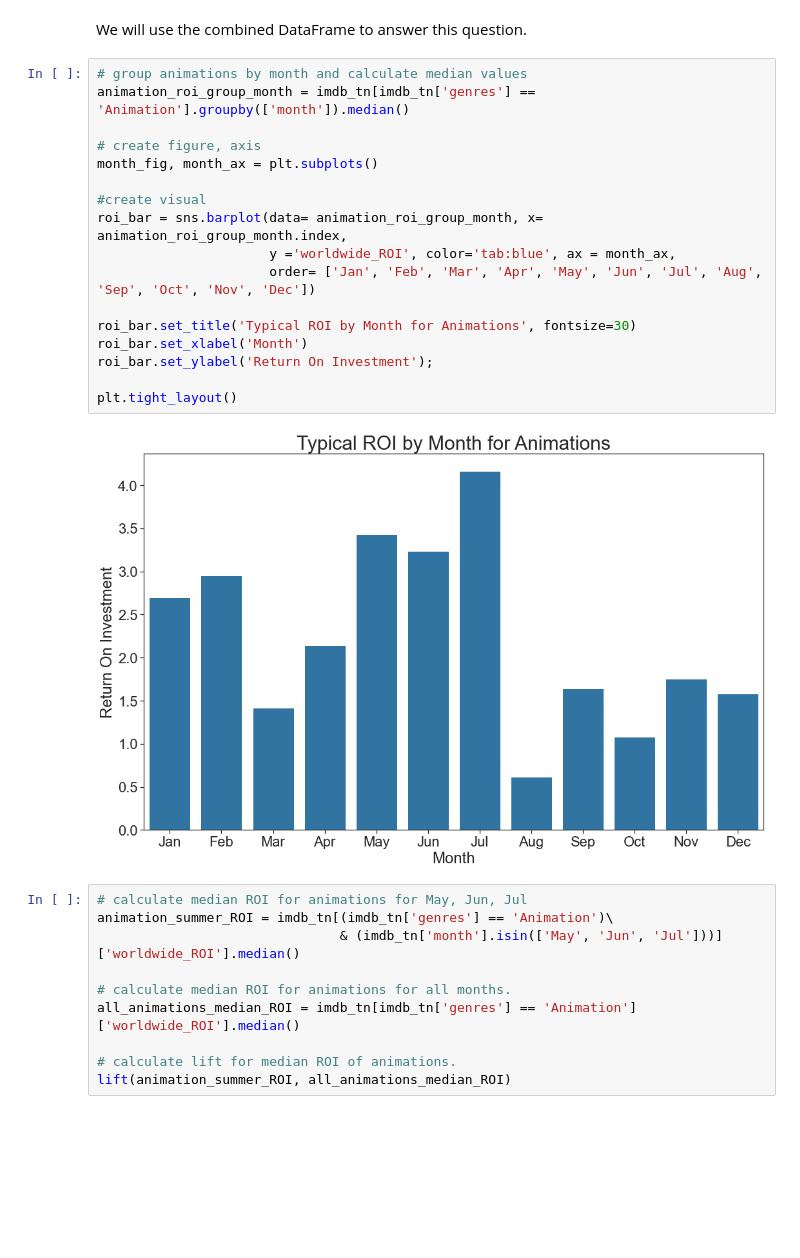
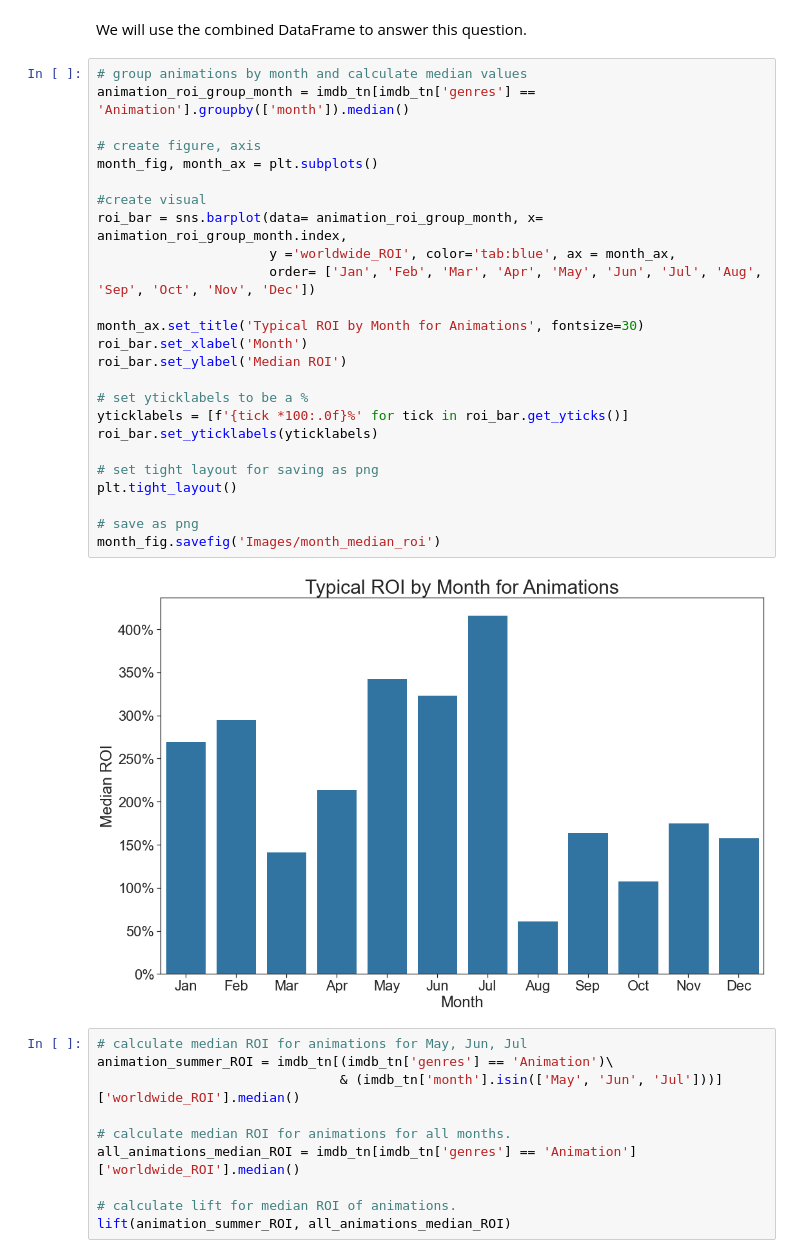
Before and after one commit to austint1121/VenusMovieAnalysis, a Jupyter notebook: Final_Notebook.ipynb, the cells around one changed output. Cells and saved outputs as stored; diff of their text form; blank space fills up the shorter version.

```diff
--- a/Final_Notebook.ipynb
+++ b/Final_Notebook.ipynb
@@ -1603,22 +1632,30 @@ We will use the combined DataFrame to answer this question.
 # %%
 # group animations by month and calculate median values
 animation_roi_group_month = imdb_tn[imdb_tn['genres'] == 'Animation'].groupby(['month']).median()
 
 # create figure, axis
 month_fig, month_ax = plt.subplots()
 
 #create visual
 roi_bar = sns.barplot(data= animation_roi_group_month, x= animation_roi_group_month.index,
                       y ='worldwide_ROI', color='tab:blue', ax = month_ax,
                       order= ['Jan', 'Feb', 'Mar', 'Apr', 'May', 'Jun', 'Jul', 'Aug', 'Sep', 'Oct', 'Nov', 'Dec'])
 
-roi_bar.set_title('Typical ROI by Month for Animations', fontsize=30)
+month_ax.set_title('Typical ROI by Month for Animations', fontsize=30)
 roi_bar.set_xlabel('Month')
-roi_bar.set_ylabel('Return On Investment');
+roi_bar.set_ylabel('Median ROI')
 
+# set yticklabels to be a %
+yticklabels = [f'{tick *100:.0f}%' for tick in roi_bar.get_yticks()]
+roi_bar.set_yticklabels(yticklabels)
+
+# set tight layout for saving as png
 plt.tight_layout()
+
+# save as png
+month_fig.savefig('Images/month_median_roi')
 # %% [output]
-[figure, old version]
+[figure, new version]
 # %%
 # calculate median ROI for animations for May, Jun, Jul
 animation_summer_ROI = imdb_tn[(imdb_tn['genres'] == 'Animation')\
```
Also changed, not shown: parts of 40 cells of this notebook, 10 other files.
